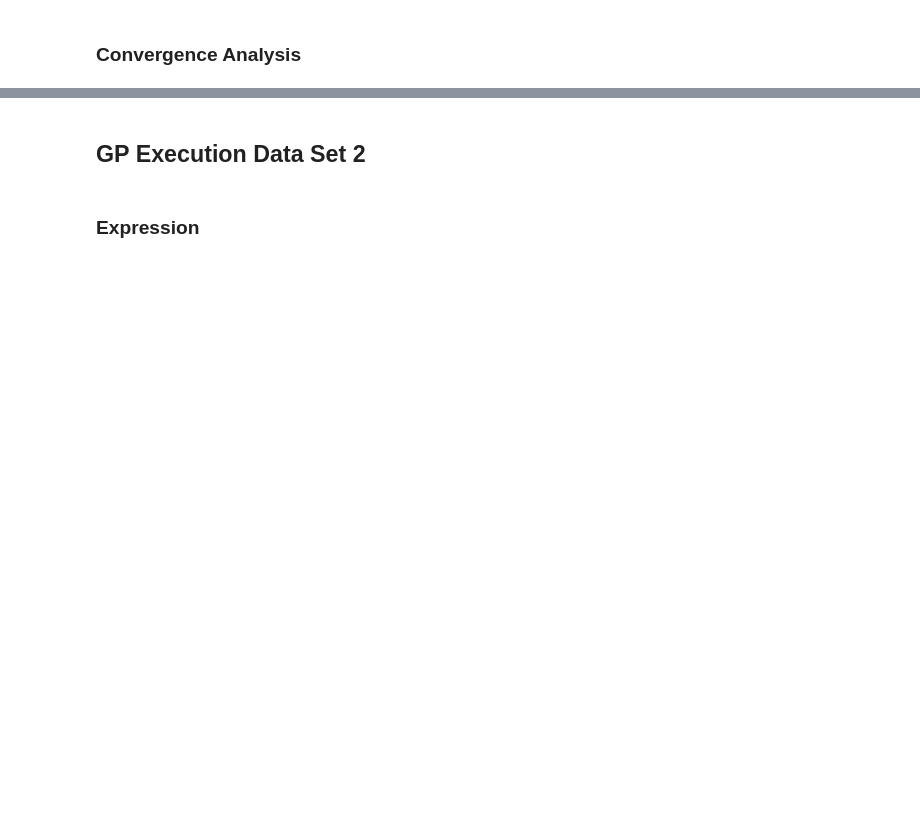
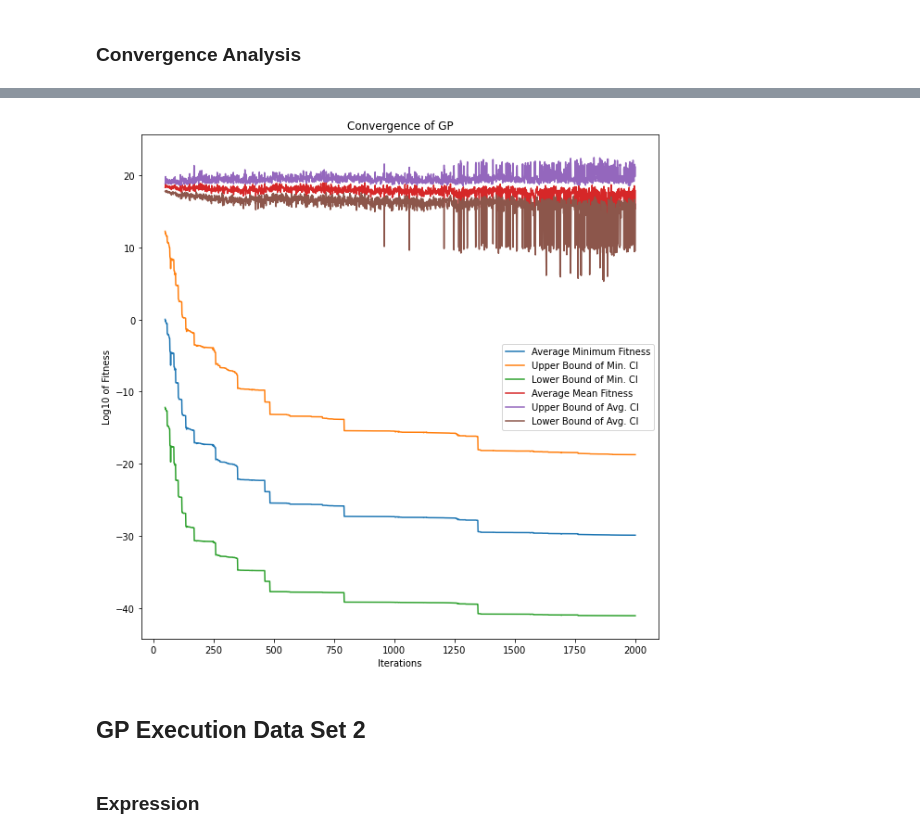
Before and after one commit to upadhyan/Symbolic-Regression, a Jupyter notebook: GP_Execution.ipynb, the cells around one changed output, grey strips where cells are left out. Cells and saved outputs as stored; diff of their text form; code cells hidden in the pictures; blank space fills up the shorter version.

```diff
--- a/GP_Execution.ipynb
+++ b/GP_Execution.ipynb
@@ -200,3 +210,20 @@ plt.show()
+# %%
+plt.rcParams["figure.figsize"] = (10,10)
+
+plt.plot(range(50,len(min_mean_arr)), min_mean_arr[50:], label = "Average Minimum Fitness")
+plt.plot(range(50,len(min_upper_bound)), min_upper_bound[50:], label = "Upper Bound of Min. CI")
+plt.plot(range(50,len(min_lower_bound)), min_lower_bound[50:], label = "Lower Bound of Min. CI")
+plt.plot(range(50,len(avg_mean_arr)), avg_mean_arr[50:], label = "Average Mean Fitness")
+plt.plot(range(50,len(avg_upper_bound)), avg_upper_bound[50:], label = "Upper Bound of Avg. CI")
+plt.plot(range(50,len(avg_lower_bound)), avg_lower_bound[50:], label = "Lower Bound of Avg. CI")
+
+plt.xlabel("Iterations")
+plt.ylabel("Log10 of Fitness")
+plt.title("Convergence of GP")
+plt.legend()
+plt.show()
+# %% [output]
+[figure, added]
 # %% [markdown]
 ## GP Execution Data Set 2
 # %%
```
Also changed, not shown: parts of 13 cells of this notebook, 6 other files.
